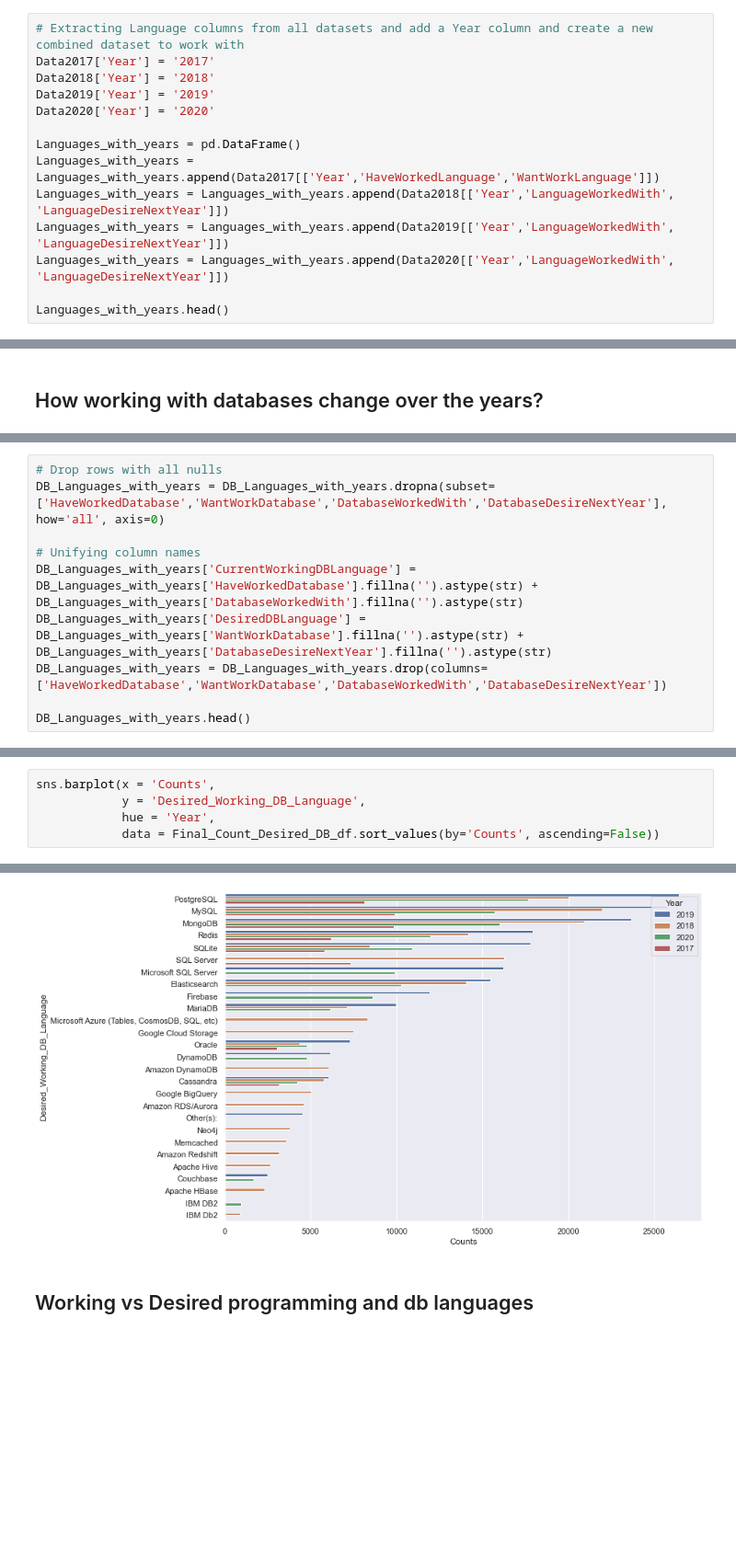
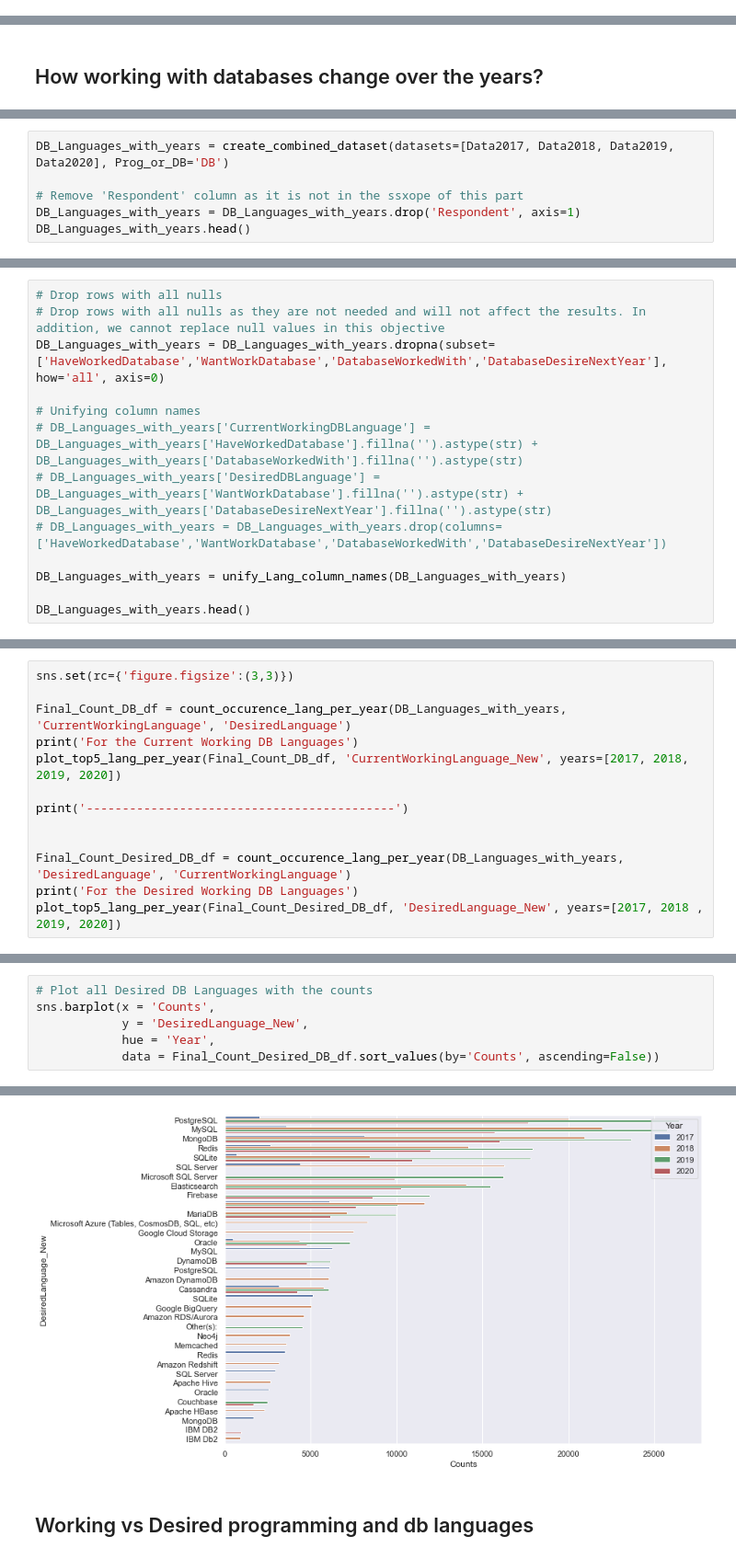
Before and after one commit to RanaMK/Udacity-Nanodegree, a Jupyter notebook: Writing Data Science Blog Post/Working with programming and DB languages Code.ipynb, the cells around one changed output, grey strips where cells are left out. Shown at 92% size. Saved outputs shown, nothing was run; the diff lists cells and outputs as text; blank space fills up the shorter version.

```diff
--- a/Writing Data Science Blog Post/Working with programming and DB languages Code.ipynb
+++ b/Writing Data Science Blog Post/Working with programming and DB languages Code.ipynb
@@ -86,14 +213,0 @@ Index(['LanguageDesireNextYear', 'LanguageWorkedWith'], dtype='object')
-# %%
-# Extracting Language columns from all datasets and add a Year column and create a new combined dataset to work with
-Data2017['Year'] = '2017'
-Data2018['Year'] = '2018'
-Data2019['Year'] = '2019'
-Data2020['Year'] = '2020'
-
-Languages_with_years = pd.DataFrame()
-Languages_with_years = Languages_with_years.append(Data2017[['Year','HaveWorkedLanguage','WantWorkLanguage']])
-Languages_with_years = Languages_with_years.append(Data2018[['Year','LanguageWorkedWith', 'LanguageDesireNextYear']])
-Languages_with_years = Languages_with_years.append(Data2019[['Year','LanguageWorkedWith', 'LanguageDesireNextYear']])
-Languages_with_years = Languages_with_years.append(Data2020[['Year','LanguageWorkedWith', 'LanguageDesireNextYear']])
-
-Languages_with_years.head()
@@ -297,0 +325,6 @@ DB_Languages_with_years.head()
+# %%
+DB_Languages_with_years = create_combined_dataset(datasets=[Data2017, Data2018, Data2019, Data2020], Prog_or_DB='DB')
+
+# Remove 'Respondent' column as it is not in the ssxope of this part
+DB_Languages_with_years = DB_Languages_with_years.drop('Respondent', axis=1)
+DB_Languages_with_years.head()
@@ -298,11 +340,14 @@ DB_Languages_with_years.head()
 # %%
 # Drop rows with all nulls
+# Drop rows with all nulls as they are not needed and will not affect the results. In addition, we cannot replace null values in this objective
 DB_Languages_with_years = DB_Languages_with_years.dropna(subset=['HaveWorkedDatabase','WantWorkDatabase','DatabaseWorkedWith','DatabaseDesireNextYear'], how='all', axis=0)
 
 # Unifying column names
-DB_Languages_with_years['CurrentWorkingDBLanguage'] = DB_Languages_with_years['HaveWorkedDatabase'].fillna('').astype(str) + DB_Languages_with_years['DatabaseWorkedWith'].fillna('').astype(str)
-DB_Languages_with_years['DesiredDBLanguage'] = DB_Languages_with_years['WantWorkDatabase'].fillna('').astype(str) + DB_Languages_with_years['DatabaseDesireNextYear'].fillna('').astype(str)
-DB_Languages_with_years = DB_Languages_with_years.drop(columns=['HaveWorkedDatabase','WantWorkDatabase','DatabaseWorkedWith','DatabaseDesireNextYear'])
+# DB_Languages_with_years['CurrentWorkingDBLanguage'] = DB_Languages_with_years['HaveWorkedDatabase'].fillna('').astype(str) + DB_Languages_with_years['DatabaseWorkedWith'].fillna('').astype(str)
+# DB_Languages_with_years['DesiredDBLanguage'] = DB_Languages_with_years['WantWorkDatabase'].fillna('').astype(str) + DB_Languages_with_years['DatabaseDesireNextYear'].fillna('').astype(str)
+# DB_Languages_with_years = DB_Languages_with_years.drop(columns=['HaveWorkedDatabase','WantWorkDatabase','DatabaseWorkedWith','DatabaseDesireNextYear'])
+
+DB_Languages_with_years = unify_Lang_column_names(DB_Languages_with_years)
 
 DB_Languages_with_years.head()
 # %% [output]
@@ -450,0 +373,13 @@ The top 5 desired languages in year 2018:
+# %%
+sns.set(rc={'figure.figsize':(3,3)})
+
+Final_Count_DB_df = count_occurence_lang_per_year(DB_Languages_with_years, 'CurrentWorkingLanguage', 'DesiredLanguage')
+print('For the Current Working DB Languages')
+plot_top5_lang_per_year(Final_Count_DB_df, 'CurrentWorkingLanguage_New', years=[2017, 2018, 2019, 2020])
+
+print('-------------------------------------------')
+
+
+Final_Count_Desired_DB_df = count_occurence_lang_per_year(DB_Languages_with_years, 'DesiredLanguage', 'CurrentWorkingLanguage')
+print('For the Desired Working DB Languages')
+plot_top5_lang_per_year(Final_Count_Desired_DB_df, 'DesiredLanguage_New', years=[2017, 2018 , 2019, 2020])
@@ -460,6 +425,7 @@ sns.barplot(x = 'Counts',
 # %%
+# Plot all Desired DB Languages with the counts
 sns.barplot(x = 'Counts',
-            y = 'Desired_Working_DB_Language',
+            y = 'DesiredLanguage_New',
             hue = 'Year',
             data = Final_Count_Desired_DB_df.sort_values(by='Counts', ascending=False))
 # %% [output]
@@ -467,4 +433,4 @@ sns.barplot(x = 'Counts',
-[figure, old version]
+[figure, new version]
 # %% [markdown]
 ## Working vs Desired programming and db languages
 # %% [markdown]
```
Also changed, not shown: parts of 59 cells of this notebook.
